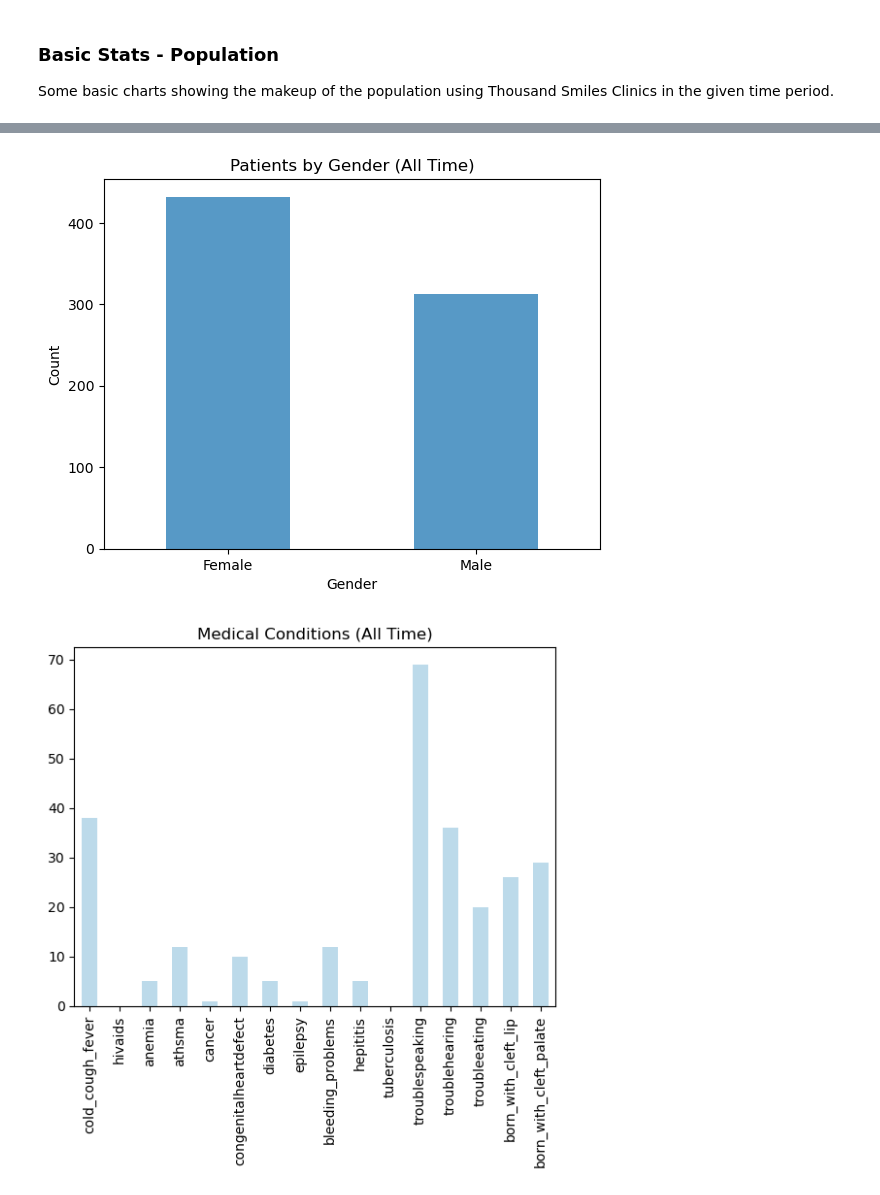
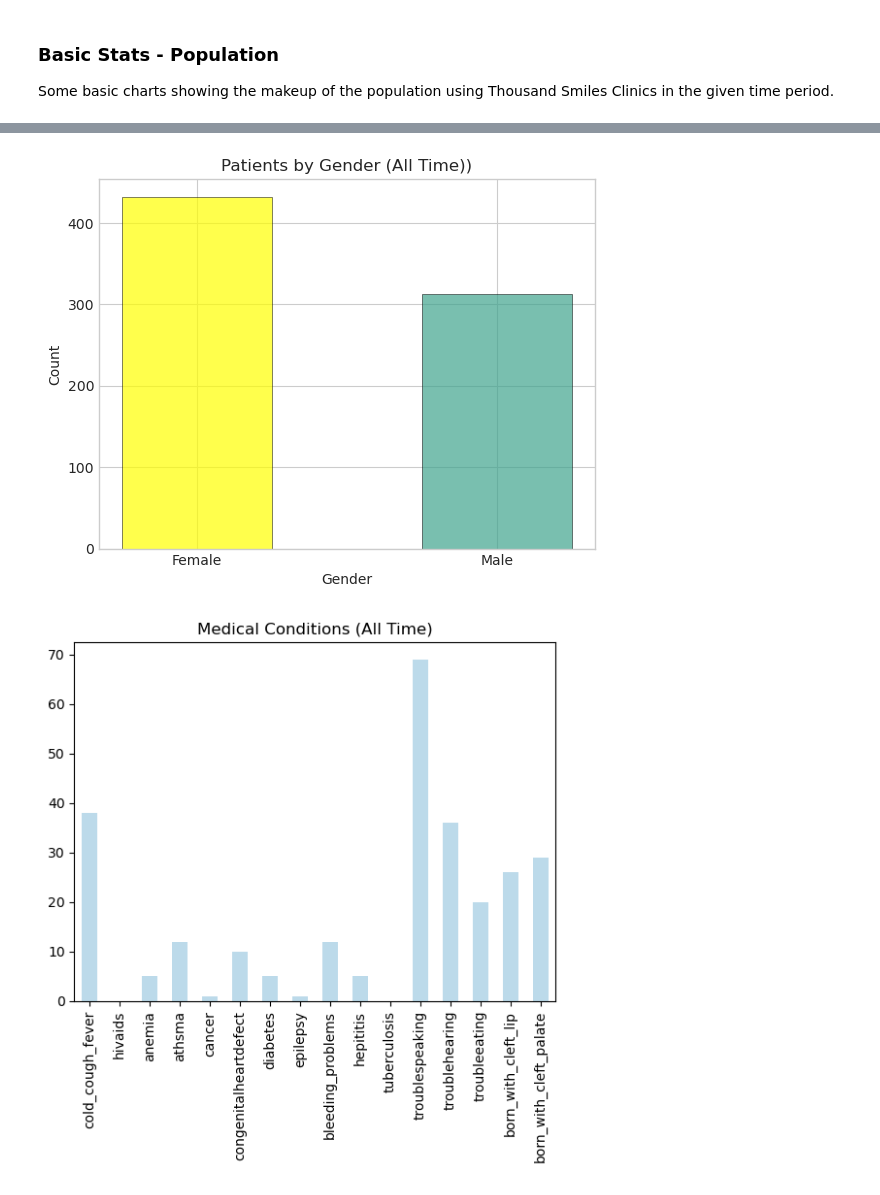
Before and after one commit to slogan621/tscharts, a Jupyter notebook: tools/datascience/Notebooks/General_Info.ipynb, the cells around one changed output, grey strips where cells are left out. Drawn from its saved outputs; the diff is of its cells as text; code cells hidden in the pictures.

Commit message:
Chart Colors
Added Color to first two charts in General Info

```diff
--- a/tools/datascience/Notebooks/General_Info.ipynb
+++ b/tools/datascience/Notebooks/General_Info.ipynb
@@ -40,9 +42,18 @@ def compute_age(row):
 
 merged_df["age_in_years"] = merged_df.apply(lambda row: compute_age(row), axis=1)
 
-merged_df['age_in_years'].value_counts().plot(kind='bar', alpha=0.75, rot=0)
-plt.title("Number of Registrations By Age (freq)")
-plt.xlabel("Age")
-plt.ylabel("Count")
+age_row = merged_df["age_in_years"]
+fig = plt.figure()
+axes1 = fig.add_subplot(1,1,1)
+plt.style.use('seaborn-whitegrid') # nice and clean grid
+n, bins, patches = axes1.hist(data = merged_df, x='age_in_years', facecolor = '#2ab0ff', edgecolor='#169acf', linewidth=0.5, bins = int(merged_df["age_in_years"].max()))
+
+axes1.set_title("Number of Registrations By Age (freq)", fontsize=12)
+axes1.set_xlabel("Age", fontsize = 10)
+axes1.set_ylabel("Count", fontsize = 10)
+
+n = n.astype('int')
+for i in range(len(patches)):
+    patches[i].set_facecolor(plt.cm.viridis(n[i]/max(n)))
 plt.show()
 # %% [output]
@@ -58,14 +61,31 @@ plt.show()
 # %%
 di = {'m': "Male", 'f': "Female"}
 merged_df = merged_df.replace({"gender": di})
 
-merged_df['gender'].value_counts().plot(kind='bar', alpha=0.75, rot=0)
-plt.title("Patients by Gender (All Time)")
-plt.xlabel("Gender")
-plt.ylabel("Count")
+
+gender_row = merged_df["gender"]
+fig = plt.figure()
+axes1 = fig.add_subplot(1,1,1)
+plt.style.use('seaborn-whitegrid') # nice and clean grid
+n, bins, patches = axes1.hist(data = merged_df, x='gender', facecolor = '#2ab0ff'
+                              , edgecolor='black', linewidth=0.5, bins = 2, align = 'mid',
+                                rwidth= 0.5)
+
+axes1.set_title("Patients by Gender (All Time))", fontsize=12)
+axes1.set_xlabel("Gender", fontsize = 10)
+axes1.set_ylabel("Count", fontsize = 10)
+patches[1].set_facecolor('#40a48e')
+patches[0].set_facecolor('yellow')
+
+patches[0].set_alpha(0.7)
+patches[1].set_alpha(0.7)
+
+ticks = [(patch._x0 + patch._x1)/2 for patch in patches]
+plt.xticks(ticks, ticklabels)
+
 plt.show()
 # %% [output]
-[figure, old version]
+[figure, new version]
 # %%
 med_df = TSD.medical_df[["cold_cough_fever", "hivaids", "anemia", "athsma", "cancer", "congenitalheartdefect", "diabetes", "epilepsy", "bleeding_problems", "hepititis", "tuberculosis", "troublespeaking", "troublehearing", "troubleeating", "born_with_cleft_lip", "born_with_cleft_palate"]].sum()
 
```
Also changed, not shown: parts of 3 cells of this notebook.
